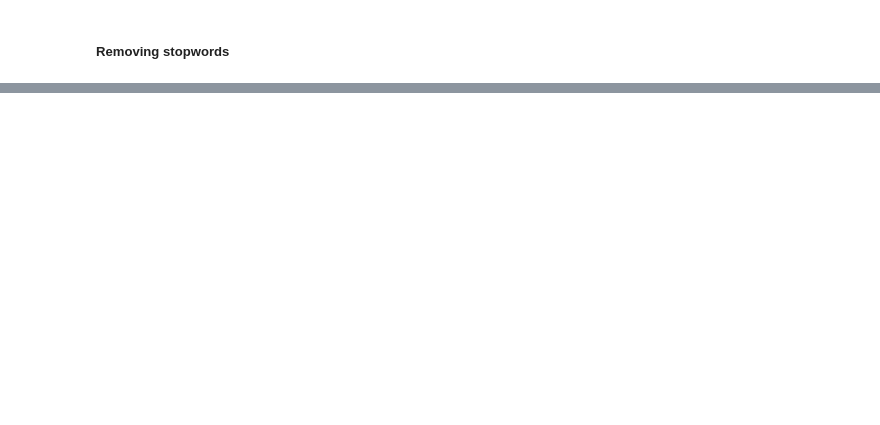
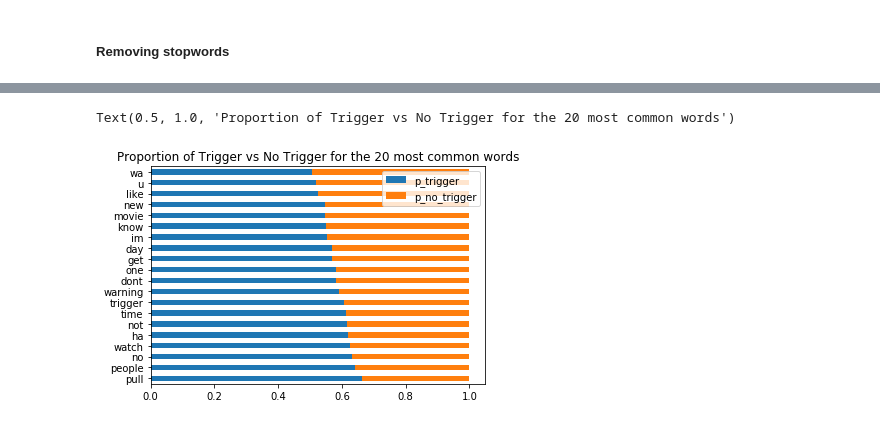
Before and after one commit to matthewzapata/twitter-trigger-warnings, a Jupyter notebook: trigger_warnings.ipynb, the cells around one changed output, grey strips where cells are left out. Saved outputs shown, nothing was run; the diff lists cells and outputs as text; code cells hidden in the pictures; blank space fills up the shorter version.

```diff
--- a/trigger_warnings.ipynb
+++ b/trigger_warnings.ipynb
@@ -319,0 +382,3 @@ df.head()
+# %%
+df['stemmed_no_stopwords'] = df.stemmed_text.apply(remove_stopwords)
+df.head()
@@ -319,0 +415,8 @@ df.head()
+# %%
+trigger_scene_words = ' '.join(df[df.trigger_scene == True].lemmatized_no_stopwords)
+no_trigger_scene_words = ' '.join(df[df.trigger_scene == False].lemmatized_no_stopwords)
+all_words = ' '.join(df.lemmatized_no_stopwords)
+# %%
+trigger_scene_freq = pd.Series(trigger_scene_words.split()).value_counts()
+no_trigger_scene_freq = pd.Series(no_trigger_scene_words.split()).value_counts()
+all_freq = pd.Series(all_words.split()).value_counts()
@@ -319,0 +434,7 @@ df.head()
+# %%
+word_counts = (pd.concat([all_freq, trigger_scene_freq, no_trigger_scene_freq], axis=1, sort=True)
+ .set_axis(['all', 'trigger', 'no_trigger'], axis=1, inplace=False)
+ .fillna(0)
+ .astype('int'))
+
+word_counts.head()
@@ -319,0 +496,15 @@ df.head()
+# %%
+# figure out the percentage of spam vs ham
+(word_counts
+ .assign(p_trigger=word_counts.trigger / word_counts['all'],
+         p_no_trigger=word_counts.no_trigger / word_counts['all'])
+ .sort_values(by='all')
+ [['p_trigger', 'p_no_trigger']]
+ .tail(20)
+ .sort_values('p_no_trigger')
+ .plot.barh(stacked=True))
+
+plt.title('Proportion of Trigger vs No Trigger for the 20 most common words')
+# %% [output]
+Text(0.5, 1.0, 'Proportion of Trigger vs No Trigger for the 20 most common words')
+[figure, added]
```
Also changed, not shown: parts of 23 cells of this notebook.
